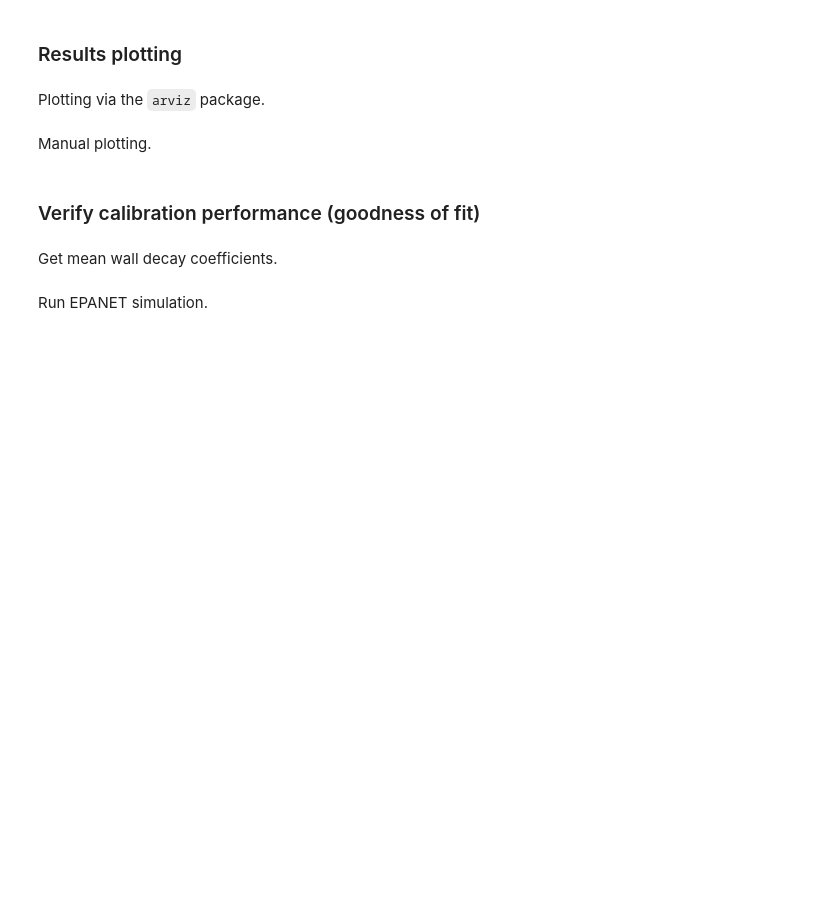
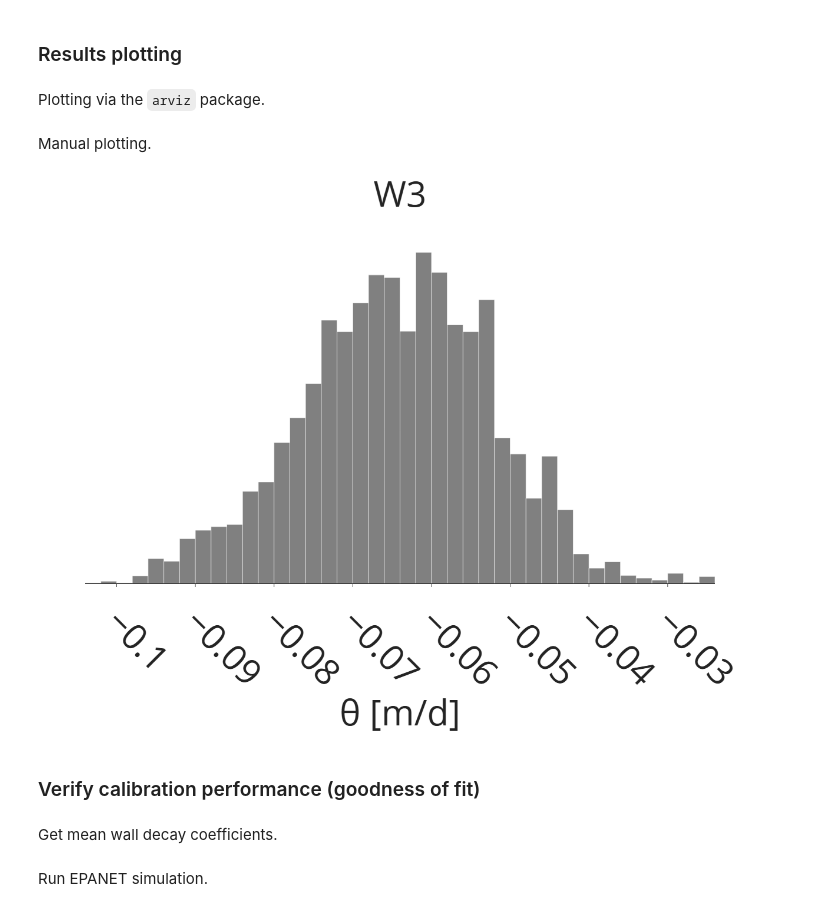
Before and after one commit to bradleywjenks/bayesian-wq-calibration, a Jupyter notebook: notebooks/05-MCMC-model-calibration.ipynb, the cells around one changed output. Drawn from its saved outputs; the diff is of its cells as text; code cells hidden in the pictures; blank space fills up the shorter version.

```diff
--- a/notebooks/05-MCMC-model-calibration.ipynb
+++ b/notebooks/05-MCMC-model-calibration.ipynb
@@ -496,7 +496,7 @@ def metropolis_hastings(gp_models, cl_df, priors, step_size=0.1, n_chains=4, n_i
         if r_stats[j] > 1.1:
             print("WARNING: R > 1.1 suggests poor convergence")
 
-    return chains, log_likelihoods, r_stats
+    return chains, log_posteriors, r_stats
 # %% [markdown]
 Run MCMC algorithm.
 # %%
@@ -519,11 +519,11 @@ prior_params = [{
 
 # MCMC settings
 n_iter = 10000
-noise_std = 0.1
+noise_std = 0.15
 burn_in = 1000
 n_chains = 4
 step_size = 0.1
 
 # run MCMC
 # trace = mcmc_pymc(gp_models, cl_df, prior_params, n_iter=n_iter, noise_std=noise_std, burn_in=burn_in)
-trace, log_likelihoods, r_stats = metropolis_hastings(gp_models, cl_df, prior_params, noise_std=noise_std, n_chains=n_chains, burn_in=burn_in, step_size=step_size)
+trace, log_posteriors, r_stats = metropolis_hastings(gp_models, cl_df, prior_params, noise_std=noise_std, n_chains=n_chains, burn_in=burn_in, step_size=step_size)
@@ -550,5 +570,5 @@ trace.shape
 # %%
-theta_idx = 0
+theta_idx = 4
 
 # posterior distribution
 fig = go.Figure(data=[go.Histogram(x=trace[0, burn_in:, theta_idx], nbinsx=50, marker_color='grey')])
@@ -567,33 +587,35 @@ fig.update_layout(
     ),
     yaxis=dict(
         visible=False
     ),
     template="simple_white",
     width=1100,
     height=950
 )
 fig.show()
 if wq_sensors_used == 'kiosk only':
     fig.write_image(RESULTS_DIR / f'wq/posterior_dists/{param_group[theta_idx]}_{data_period}_{demand_resolution}_kiosk-only_{sim_days}-day_sim.png')
 else:
     fig.write_image(RESULTS_DIR / f'wq/posterior_dists/{param_group[theta_idx]}_{data_period}_{demand_resolution}_kiosk+hydrant_{sim_days}-day_sim.png')
 
 # # trace plot
 # fig = go.Figure(data=go.Scatter(
 #     x=np.arange(0,len(trace[burn_in:, theta_idx])-1),
 #     y=trace[burn_in:, theta_idx],
 #     mode='markers',
 #     marker=dict(size=6, opacity=0.6),
 # ))
 # fig.update_layout(
 #     # title="EPANET vs GP",
 #     # xaxis_title="EPANET simulator [mg/L]",
 #     # yaxis_title="GP surrogate [mg/L]",
 #     template="simple_white",
 #     width=550,
 #     height=450
 # )
 # fig.show()
+# %% [output]
+[figure, added]
 # %% [markdown]
 ### Verify calibration performance (goodness of fit)
 # %% [markdown]
```
Also changed, not shown: parts of 2 cells of this notebook, 6 other files.
